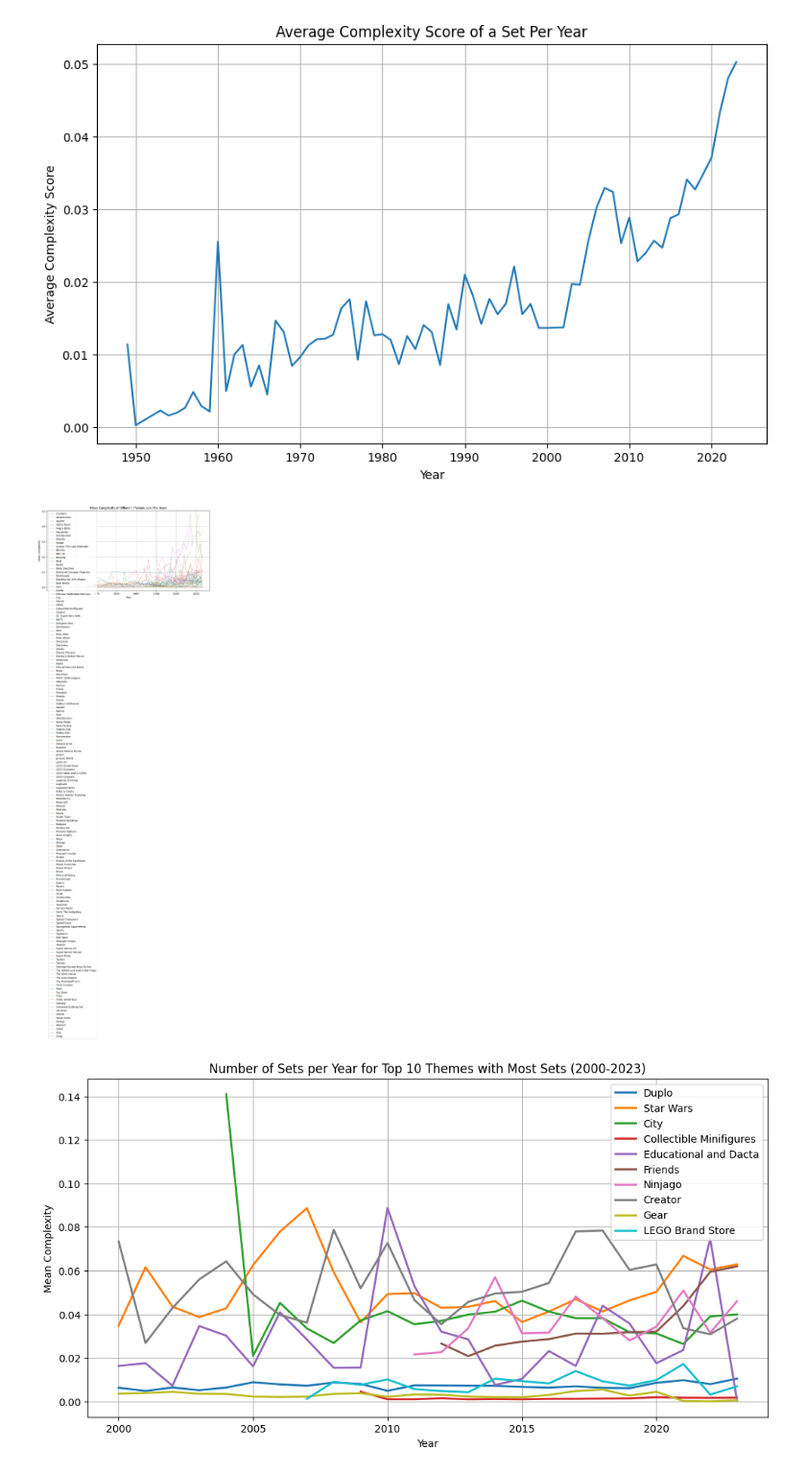
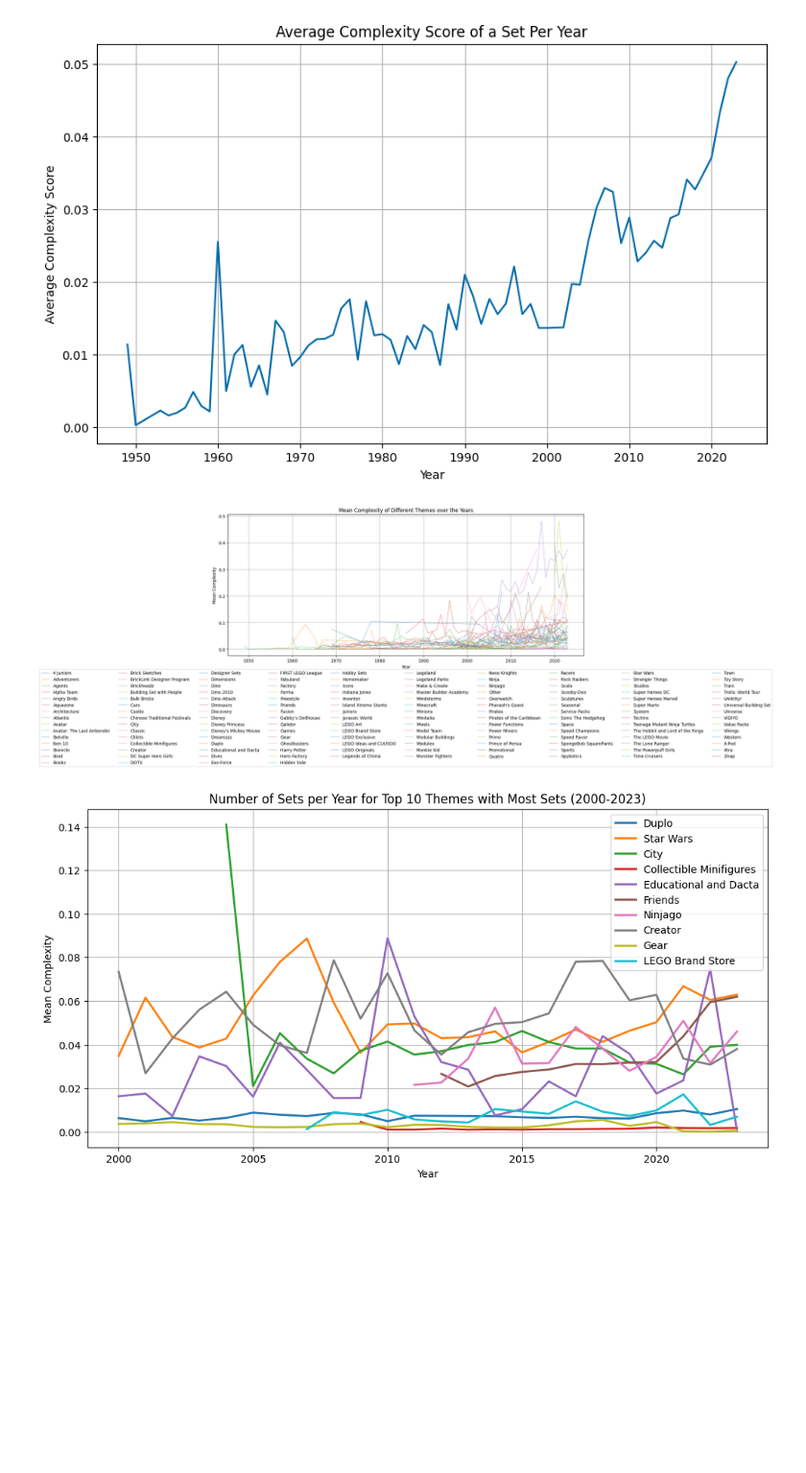
Before and after one commit to eddiebeach99/Data_Literacy, a Jupyter notebook: Analysis/exploratory_analysis.ipynb, the cells around one changed output. Shown at 96% size. Drawn from its saved outputs; the diff is of its cells as text; code cells hidden in the pictures; blank space fills up the shorter version.

```diff
--- a/Analysis/exploratory_analysis.ipynb
+++ b/Analysis/exploratory_analysis.ipynb
@@ -522,27 +521,27 @@ plot_set_complexitxy(data)
 # %%
 ##### Plot the complexity for different themes per year #####
 
 def plot_themes_and_complexity(df):
+
     # calculate mean complexity
     mean_complexity = df.groupby(['theme_name', 'year'])['complexity_score'].mean().reset_index(name='complexity_score')
 
     # plot
-    plt.figure(figsize=(12, 6))
+    plt.figure(figsize=(15, 6))
     for theme in mean_complexity['theme_name'].unique():
         selected_theme_df = mean_complexity[mean_complexity['theme_name'] == theme]
         plt.plot(selected_theme_df['year'], selected_theme_df['complexity_score'], linewidth=0.5, label=theme)
 
     plt.title('Mean Complexity of Different Themes over the Years')
     plt.xlabel('Year')
     plt.ylabel('Mean Complexity')
-    plt.legend()
+    plt.legend(bbox_to_anchor=(0.5, -0.8), loc='lower center', ncol=10)
     plt.grid(True)
     plt.show()
-
-# call the function
+    # call the function
 plot_themes_and_complexity(data)
 # %% [output]
-[figure, old version]
+[figure, new version]
 # %%
 ##### Plot the complexity for different themes per year #####
 
```
Also changed, not shown: parts of 8 cells of this notebook, 18 other files.
